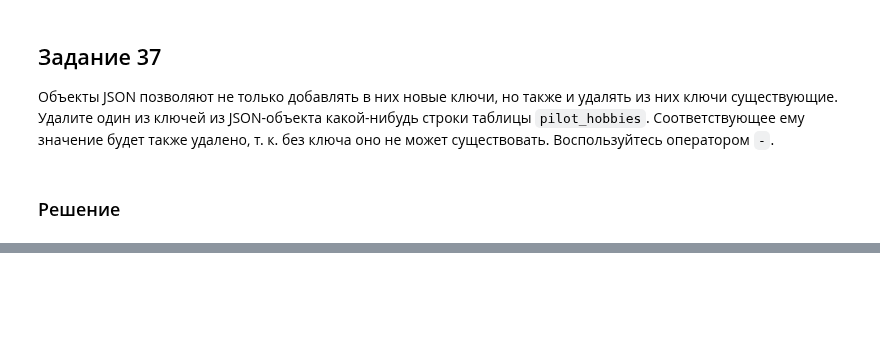
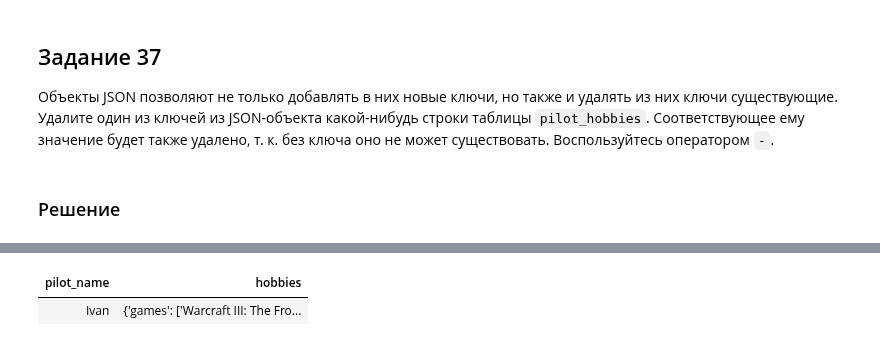
Before and after one commit to vowatchka/postgres_basic, a Jupyter notebook: practices/4_postgres_datatypes/sqlalchemy_2x_style.ipynb, the cells around one changed output, grey strips where cells are left out. Drawn from its saved outputs; the diff is of its cells as text; code cells hidden in the pictures; blank space fills up the shorter version.

```diff
--- a/practices/4_postgres_datatypes/sqlalchemy_2x_style.ipynb
+++ b/practices/4_postgres_datatypes/sqlalchemy_2x_style.ipynb
@@ -3939,16 +3960,33 @@ SELECT * FROM pilot_hobbies;
 # %%
-%%sql
--- Удаление одного ключа
-UPDATE pilot_hobbies
-SET
-    hobbies = hobbies - 'home_lib'
-WHERE
-    pilot_name = 'Ivan';
+with Session.begin() as session:
+    # Удаление одного ключа
+    session.execute(
+        update(PilotHobbies)
+        .values(
+            {
+                PilotHobbies.columns["hobbies"]: PilotHobbies.columns["hobbies"] - "home_lib"
+            }
+        )
+        .where(
+            PilotHobbies.columns["pilot_name"] == "Ivan"
+        )
+    )
 
--- Удаление значения по пути
-UPDATE pilot_hobbies
-SET
-    hobbies = hobbies #- '{sports, 1}'
-WHERE
-    pilot_name = 'Ivan'
-RETURNING *;
+    # Удаление значения по пути
+    rows = session.execute(
+        update(PilotHobbies)
+        .values(
+            {
+                PilotHobbies.columns["hobbies"]: PilotHobbies.columns["hobbies"].op("#-")("{sports, 1}")
+            }
+        )
+        .where(
+            PilotHobbies.columns["pilot_name"] == "Ivan"
+        )
+        .returning("*")
+    )
+
+    sqlalchemy_table(rows)
+# %% [output]
+| pilot_name | hobbies |
+| Ivan | {'games': ['Warcraft III: The Fro... |
```
Also changed, not shown: parts of 6 cells of this notebook.
